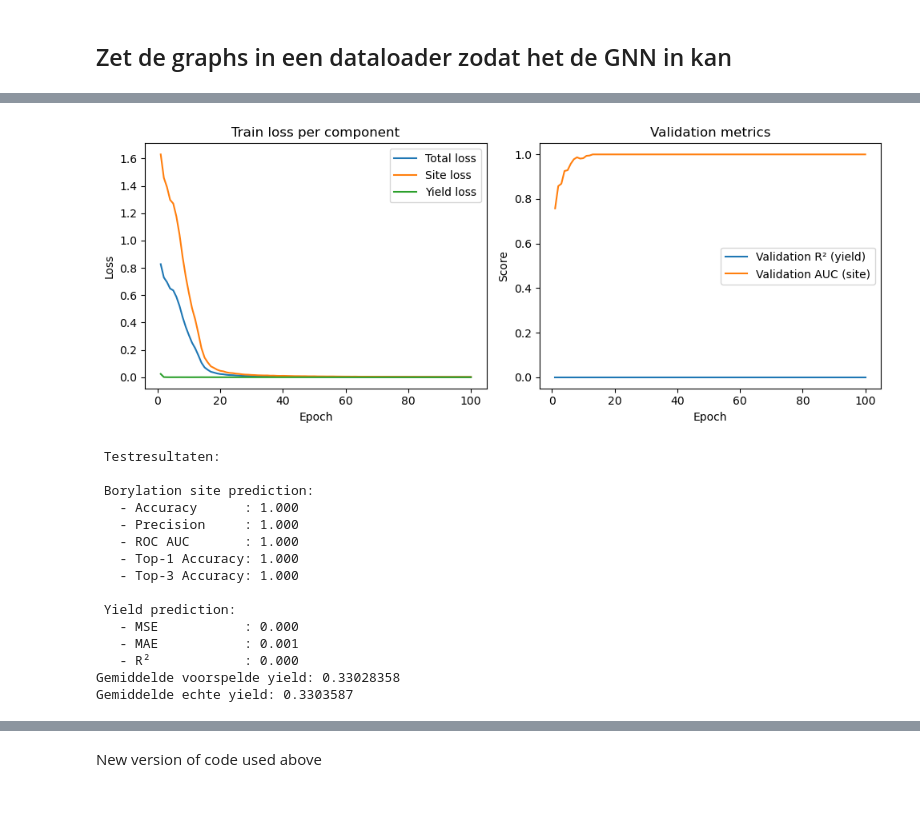
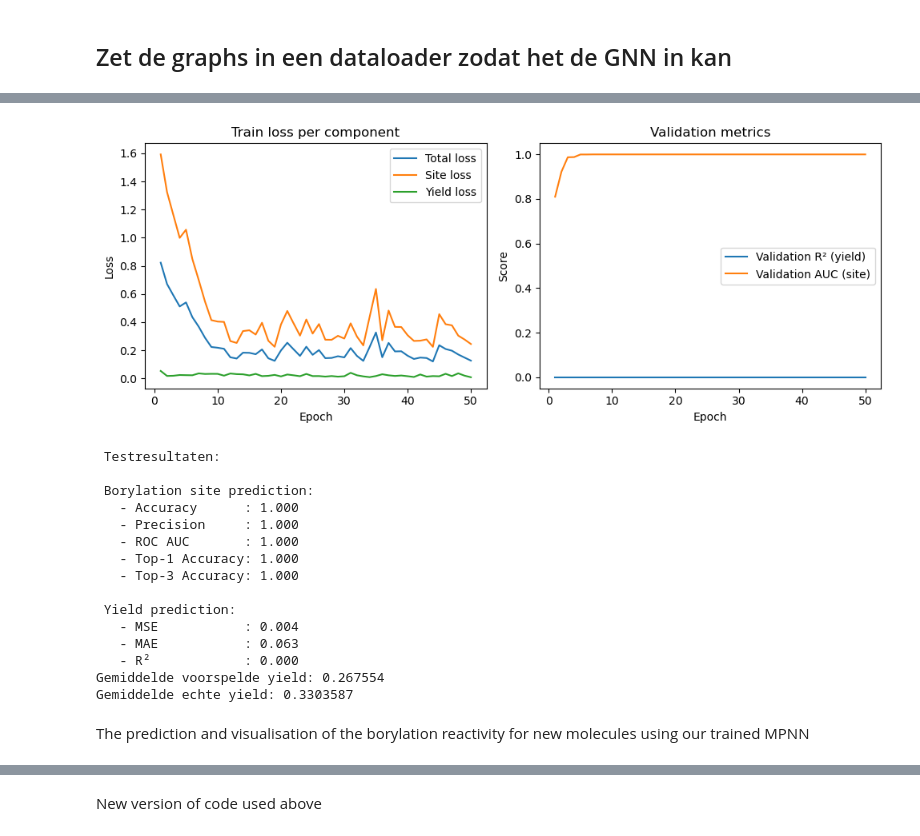
Before and after one commit to mrutjes/Team_1, a Jupyter notebook: GNN_carlijn.ipynb, the cells around one changed output, grey strips where cells are left out. Saved outputs shown, nothing was run; the diff lists cells and outputs as text; code cells hidden in the pictures; blank space fills up the shorter version.

Commit message:
import statements op dezelfde plek en een evaluaties model ding toegevoegd die hopelijk ooit werkt

```diff
--- a/GNN_carlijn.ipynb
+++ b/GNN_carlijn.ipynb
@@ -74,23 +81,20 @@ train_graphs, val_graphs = train_test_split(
 # %% [markdown]
 ## Zet de graphs in een dataloader zodat het de GNN in kan
 # %%
-import torch
-from torch_geometric.loader import DataLoader
-
 # Instellingen
 batch_size = 16
-num_epochs = 100
+num_epochs = 50
 learning_rate = 0.001
 device = torch.device("cuda" if torch.cuda.is_available() else "cpu")
 
 # Architecture MPNN
 node_in_feats=train_graphs[0].x.shape[1]                # Aantal input features per node
 edge_in_feats=train_graphs[0].edge_attr.shape[1]        # Aantal input features per edge
-hidden_feats=128                                         # Aantal verborgen features
+hidden_feats=256                                         # Aantal verborgen features
 num_step_message_passing=3                              # Aantal stappen voor message passing
 num_step_set2set=3                                      # Aantal stappen voor Set2Set
 num_layer_set2set=1                                     # Aantal lagen voor Set2Set
-readout_feats=1024                                      # Aantal features voor readout
+readout_feats=512                                      # Aantal features voor readout
 activation='leaky_relu'                                 # Activatiefunctie
 dropout=0.2                                            # Dropout percentage
 
@@ -106,8 +110,10 @@ model = MPNN(
     edge_in_feats=edge_in_feats,
     hidden_feats=hidden_feats,
     num_step_message_passing=num_step_message_passing,
-    num_step_set2set=num_step_set2set,
-    num_layer_set2set=num_layer_set2set,
+    # komt er hier iets anders voor in de plaats->vragen aan Max
+    # plus mentionen dat in een van de classes nog iets in nederlands erbij stond en vragen of dat weg kan
+    #num_step_set2set=num_step_set2set,
+    #num_layer_set2set=num_layer_set2set,
     readout_feats=readout_feats,
     activation=activation,
     dropout=dropout
@@ -142,8 +148,6 @@ for epoch in range(num_epochs):
 # Evaluatie op testset na training
 print("Evaluatie op testset na training:")
 test_metrics, y_true, y_pred = evaluate_model(model, test_loader, device)
-
-import matplotlib.pyplot as plt
 
 epochs = list(range(1, num_epochs + 1))
 
@@ -229,5 +233,5 @@ print("Gemiddelde echte yield:", y_true.mean())
 Evaluatie op testset na training:
-[figure, old version]
+[figure, new version]
  Testresultaten:
 
  Borylation site prediction:
@@ -238,9 +242,11 @@ Evaluatie op testset na training:
    - Top-3 Accuracy: 1.000
 
  Yield prediction:
-   - MSE           : 0.000
-   - MAE           : 0.001
+   - MSE           : 0.004
+   - MAE           : 0.063
    - R²            : 0.000
-Gemiddelde voorspelde yield: 0.33028358
+Gemiddelde voorspelde yield: 0.267554
 Gemiddelde echte yield: 0.3303587
+# %% [markdown]
+The prediction and visualisation of the borylation reactivity for new molecules using our trained MPNN
 # %%
```
Also changed, not shown: parts of 7 cells of this notebook.
